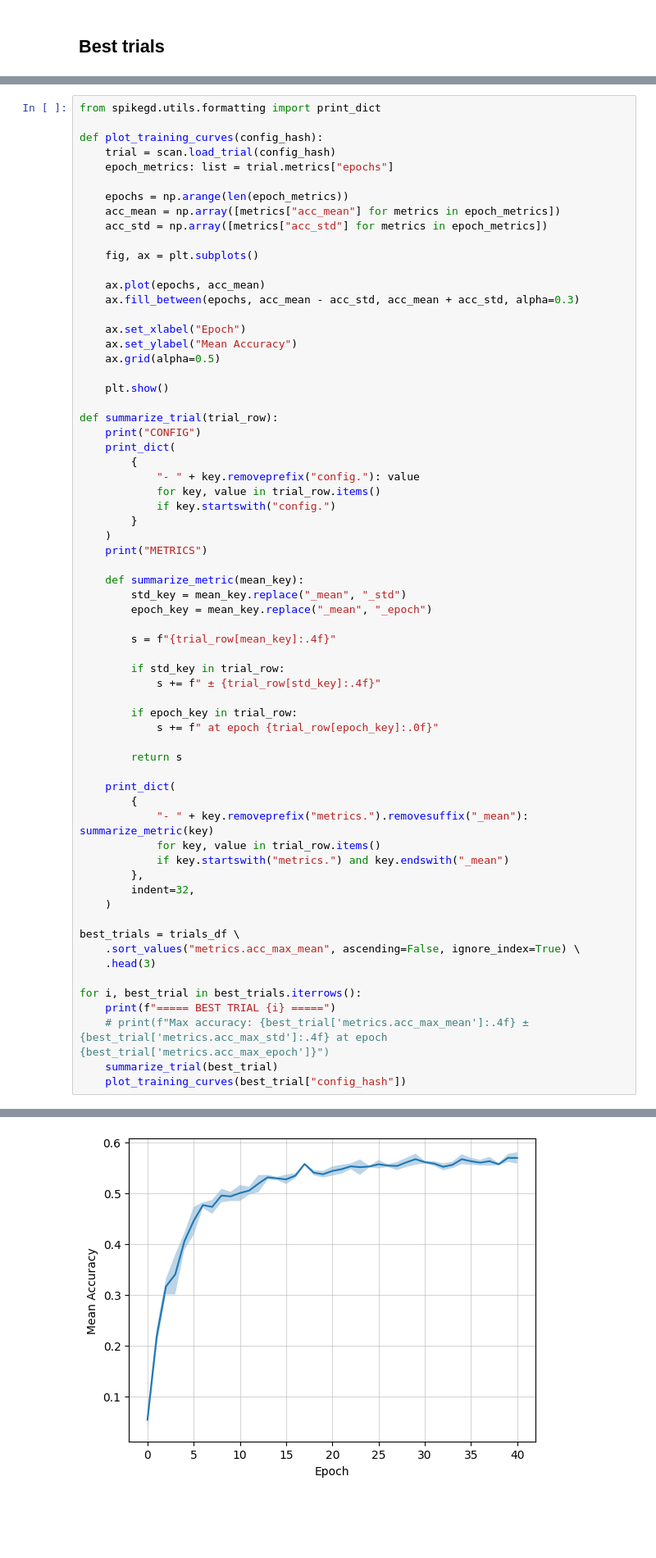
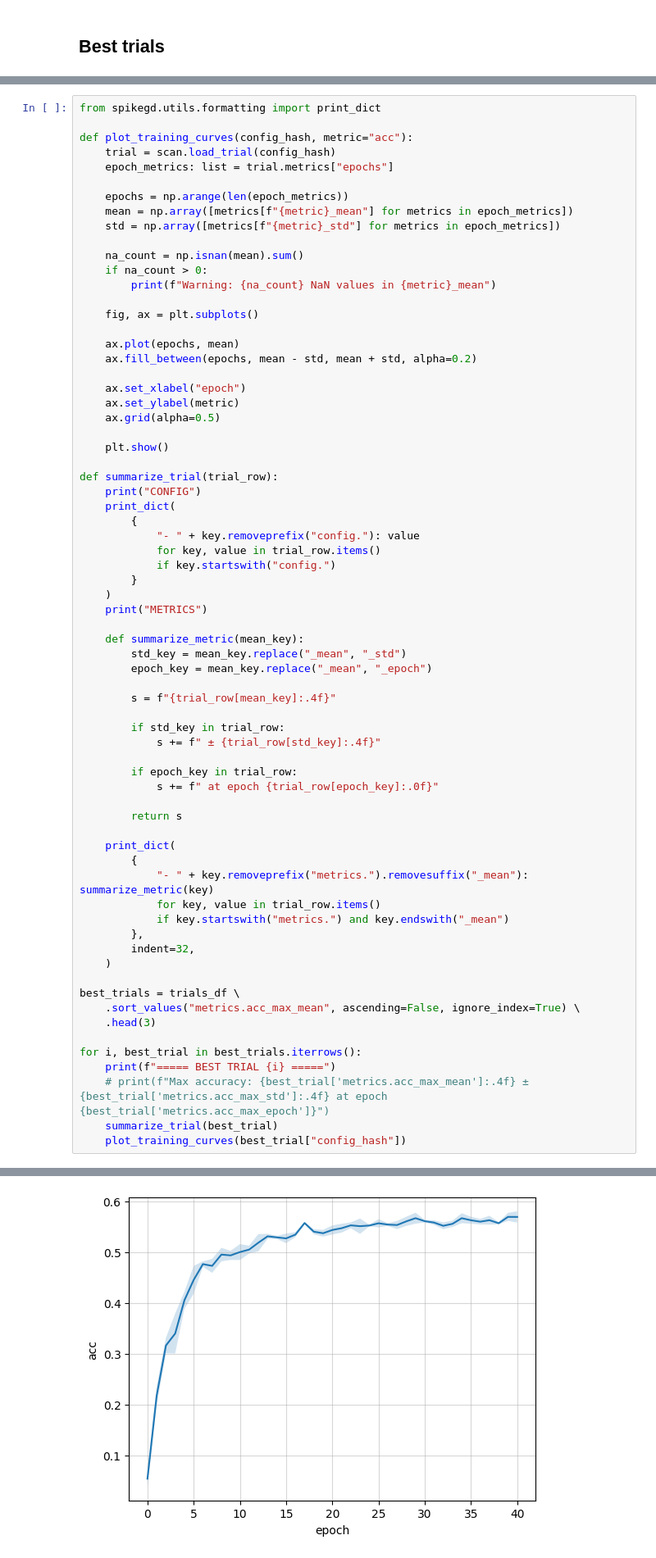
Before and after one commit to carlowenig/spikegd-carlo, a Jupyter notebook: experiments/heidelberg/analyze_grid_results_v2.ipynb, the cells around one changed output, grey strips where cells are left out. Shown: that part at 82% size. Cells and saved outputs as stored; diff of their text form; blank space fills up the shorter version.

```diff
--- a/experiments/heidelberg/analyze_grid_results_v2.ipynb
+++ b/experiments/heidelberg/analyze_grid_results_v2.ipynb
@@ -324,21 +298,25 @@ Name: 5, dtype: object
 # %%
 from spikegd.utils.formatting import print_dict
 
-def plot_training_curves(config_hash):
+def plot_training_curves(config_hash, metric="acc"):
     trial = scan.load_trial(config_hash)
     epoch_metrics: list = trial.metrics["epochs"]
 
     epochs = np.arange(len(epoch_metrics))
-    acc_mean = np.array([metrics["acc_mean"] for metrics in epoch_metrics])
-    acc_std = np.array([metrics["acc_std"] for metrics in epoch_metrics])
+    mean = np.array([metrics[f"{metric}_mean"] for metrics in epoch_metrics])
+    std = np.array([metrics[f"{metric}_std"] for metrics in epoch_metrics])
+
+    na_count = np.isnan(mean).sum()
+    if na_count > 0:
+        print(f"Warning: {na_count} NaN values in {metric}_mean")
 
     fig, ax = plt.subplots()
 
-    ax.plot(epochs, acc_mean)
-    ax.fill_between(epochs, acc_mean - acc_std, acc_mean + acc_std, alpha=0.3)
+    ax.plot(epochs, mean)
+    ax.fill_between(epochs, mean - std, mean + std, alpha=0.2)
 
-    ax.set_xlabel("Epoch")
-    ax.set_ylabel("Mean Accuracy")
+    ax.set_xlabel("epoch")
+    ax.set_ylabel(metric)
     ax.grid(alpha=0.5)
 
     plt.show()
@@ -377,34 +355,34 @@ def summarize_trial(trial_row):
         indent=32,
     )
 
 best_trials = trials_df \
     .sort_values("metrics.acc_max_mean", ascending=False, ignore_index=True) \
     .head(3)
 
 for i, best_trial in best_trials.iterrows():
     print(f"===== BEST TRIAL {i} =====")
     # print(f"Max accuracy: {best_trial['metrics.acc_max_mean']:.4f} ± {best_trial['metrics.acc_max_std']:.4f} at epoch {best_trial['metrics.acc_max_epoch']}")
     summarize_trial(best_trial)
     plot_training_curves(best_trial["config_hash"])
 # %% [output]
 ===== BEST TRIAL 0 =====
 CONFIG
 - device_count            1
 - seed                    0
 - tau                     1/6 pi^-1
 - I0                      1.25
 - eps                     1e-06
 - Nout                    20
 - w_scale                 0.5
 - T                       2
 - K                       300
 - dt                      0.001
 ... (50 lines left out)
 - silent_neurons_first_final    0.1233 ± 0.0170
 - silent_neurons_first_min      0.1200 ± 0.0141 at epoch 37
 - silent_neurons_first_max      0.4433 ± 0.0262 at epoch 1
 - train_time                    16.6728 ± 0.3937
-[figure, old version]
+[figure, new version]
 ===== BEST TRIAL 1 =====
 CONFIG
 - device_count            1
```
Also changed, not shown: parts of 7 cells of this notebook.
